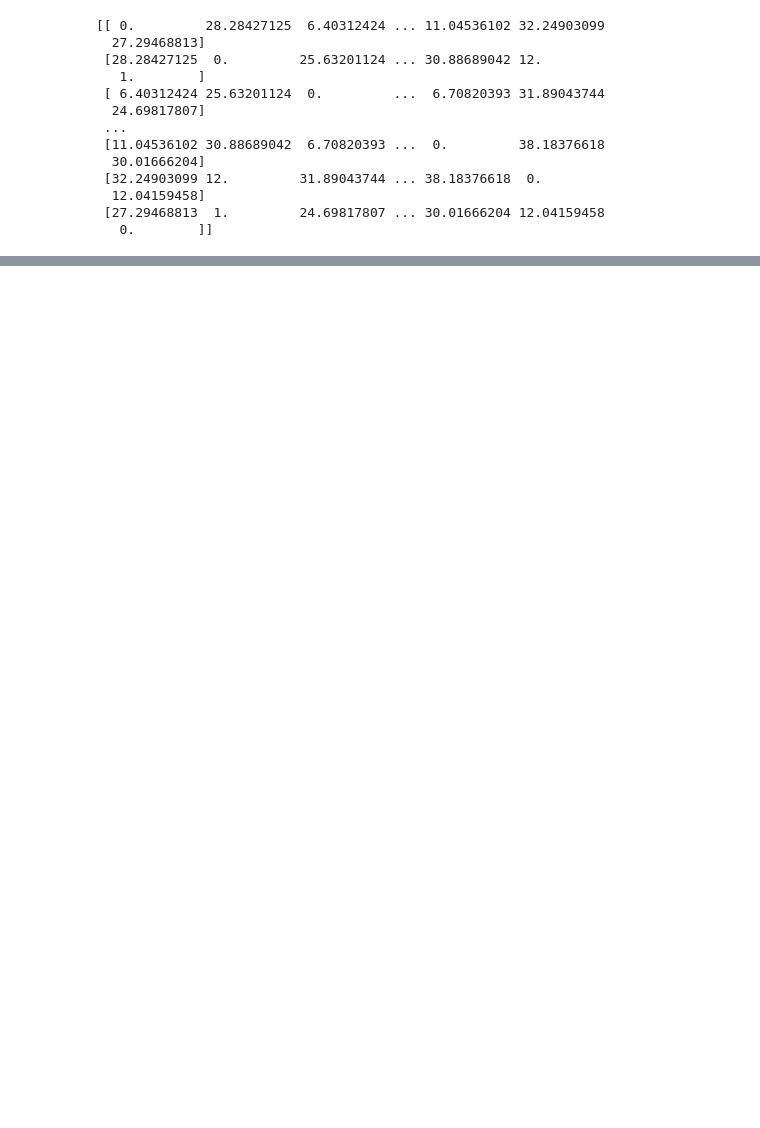
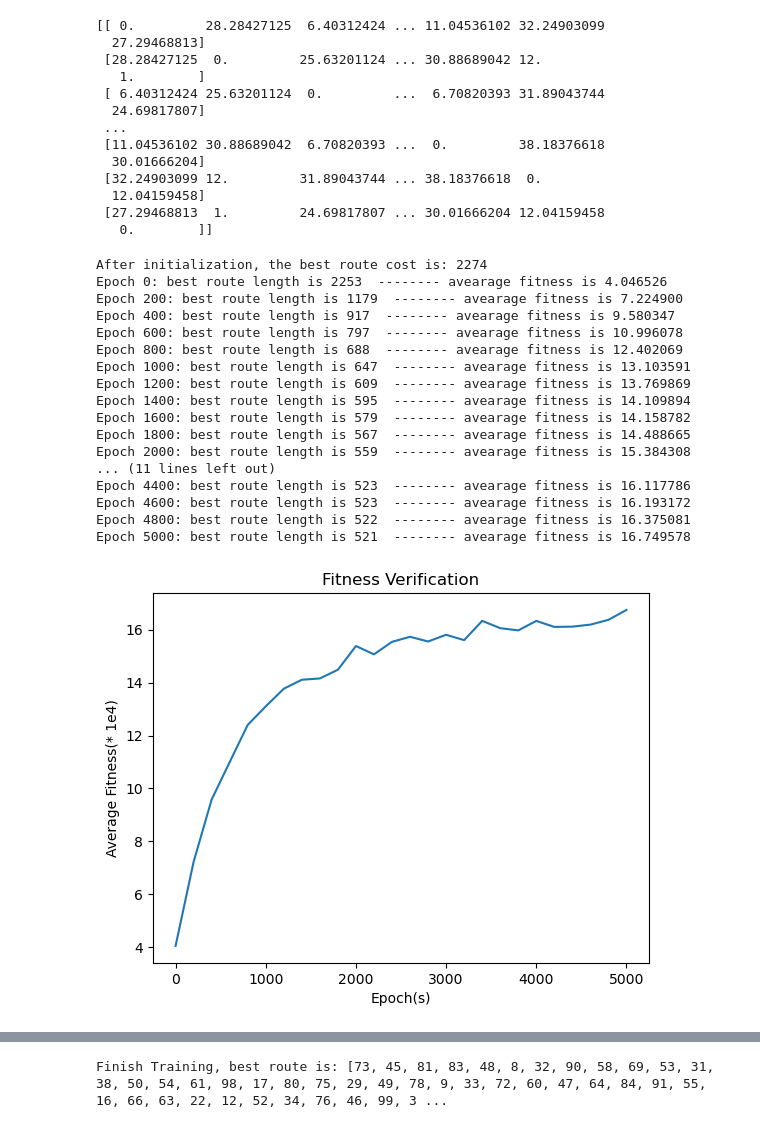
Before and after one commit to KingGZX/COMP5511-TAN, a Jupyter notebook: steptest.ipynb, the cells around one changed output, grey strips where cells are left out. Saved outputs shown, nothing was run; the diff lists cells and outputs as text; code cells hidden in the pictures; blank space fills up the shorter version.

```diff
--- a/steptest.ipynb
+++ b/steptest.ipynb
@@ -92,5 +92,25 @@ print(distance_matrix)
 # %%
 import utils.GeneticAlgorithm as ga
 
-GATSP = ga.SimpleTSPGA(len(xcoords), 50, distance_matrix, 0.3, 0.8)
-#TSP.Solver(5001)
+# -----------problem 1..    finetune parameters to show different results--------------
+GATSP = ga.SimpleTSPGA(len(xcoords), 200, distance_matrix, 0.35, 0.8, xcoords, ycoords)
+GATSP.Solver(5001)
+# %% [output]
+After initialization, the best route cost is: 2274
+Epoch 0: best route length is 2253  -------- avearage fitness is 4.046526
+Epoch 200: best route length is 1179  -------- avearage fitness is 7.224900
+Epoch 400: best route length is 917  -------- avearage fitness is 9.580347
+Epoch 600: best route length is 797  -------- avearage fitness is 10.996078
+Epoch 800: best route length is 688  -------- avearage fitness is 12.402069
+Epoch 1000: best route length is 647  -------- avearage fitness is 13.103591
+Epoch 1200: best route length is 609  -------- avearage fitness is 13.769869
+Epoch 1400: best route length is 595  -------- avearage fitness is 14.109894
+Epoch 1600: best route length is 579  -------- avearage fitness is 14.158782
+Epoch 1800: best route length is 567  -------- avearage fitness is 14.488665
+Epoch 2000: best route length is 559  -------- avearage fitness is 15.384308
+... (11 lines left out)
+Epoch 4400: best route length is 523  -------- avearage fitness is 16.117786
+Epoch 4600: best route length is 523  -------- avearage fitness is 16.193172
+Epoch 4800: best route length is 522  -------- avearage fitness is 16.375081
+Epoch 5000: best route length is 521  -------- avearage fitness is 16.749578
+[figure, added]
@@ -97,3 +118,4 @@ GATSP = ga.SimpleTSPGA(len(xcoords), 50, distance_matrix, 0.3, 0.8)
+Finish Training, best route is: [73, 45, 81, 83, 48, 8, 32, 90, 58, 69, 53, 31, 38, 50, 54, 61, 98, 17, 80, 75, 29, 49, 78, 9, 33, 72, 60, 47, 64, 84, 91, 55, 16, 66, 63, 22, 12, 52, 34, 76, 46, 99, 3 ...
 # %%
 from utils.DynamicTSP import DynamicGA
 
```
Also changed, not shown: parts of 14 cells of this notebook, 53 other files.
